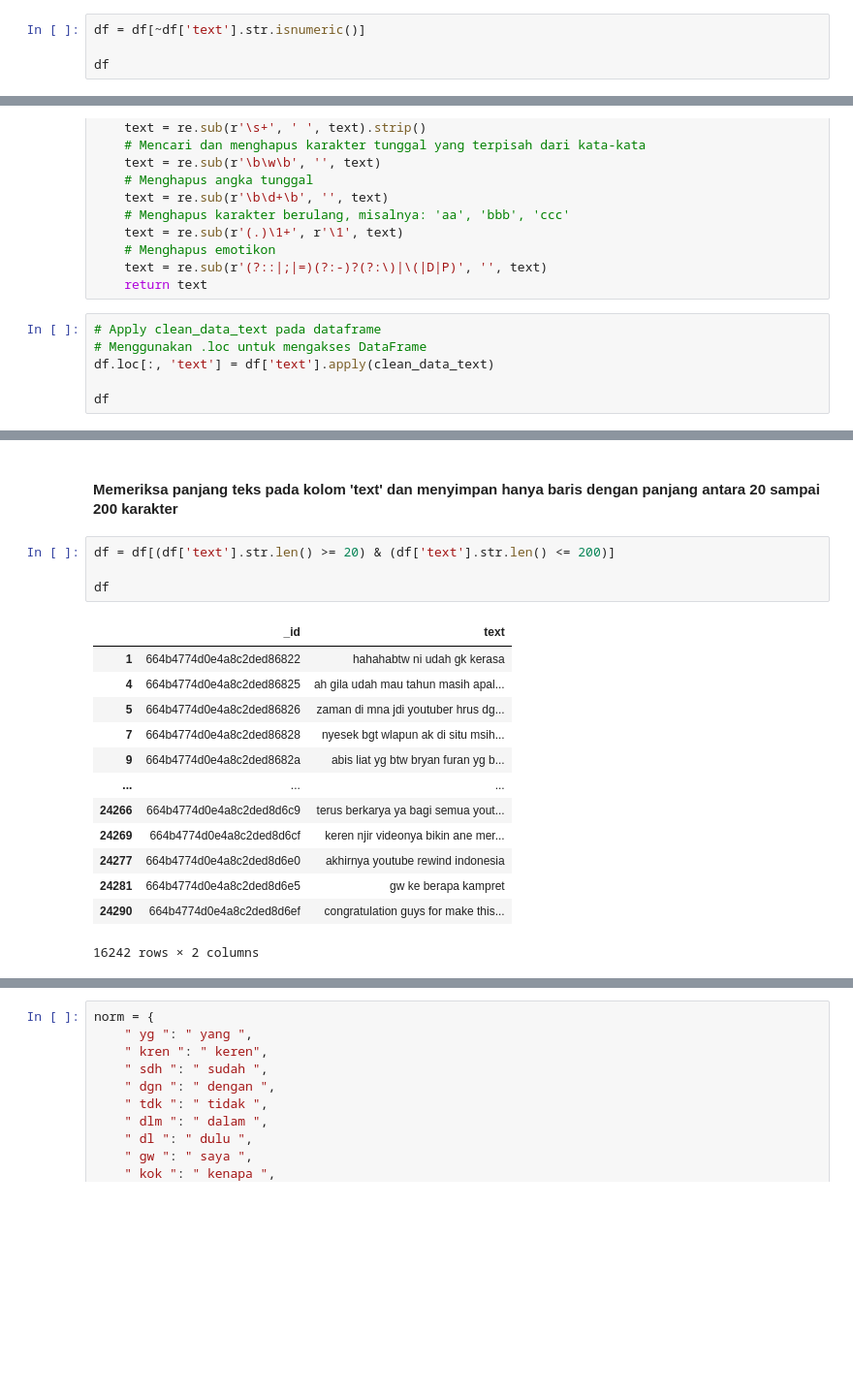
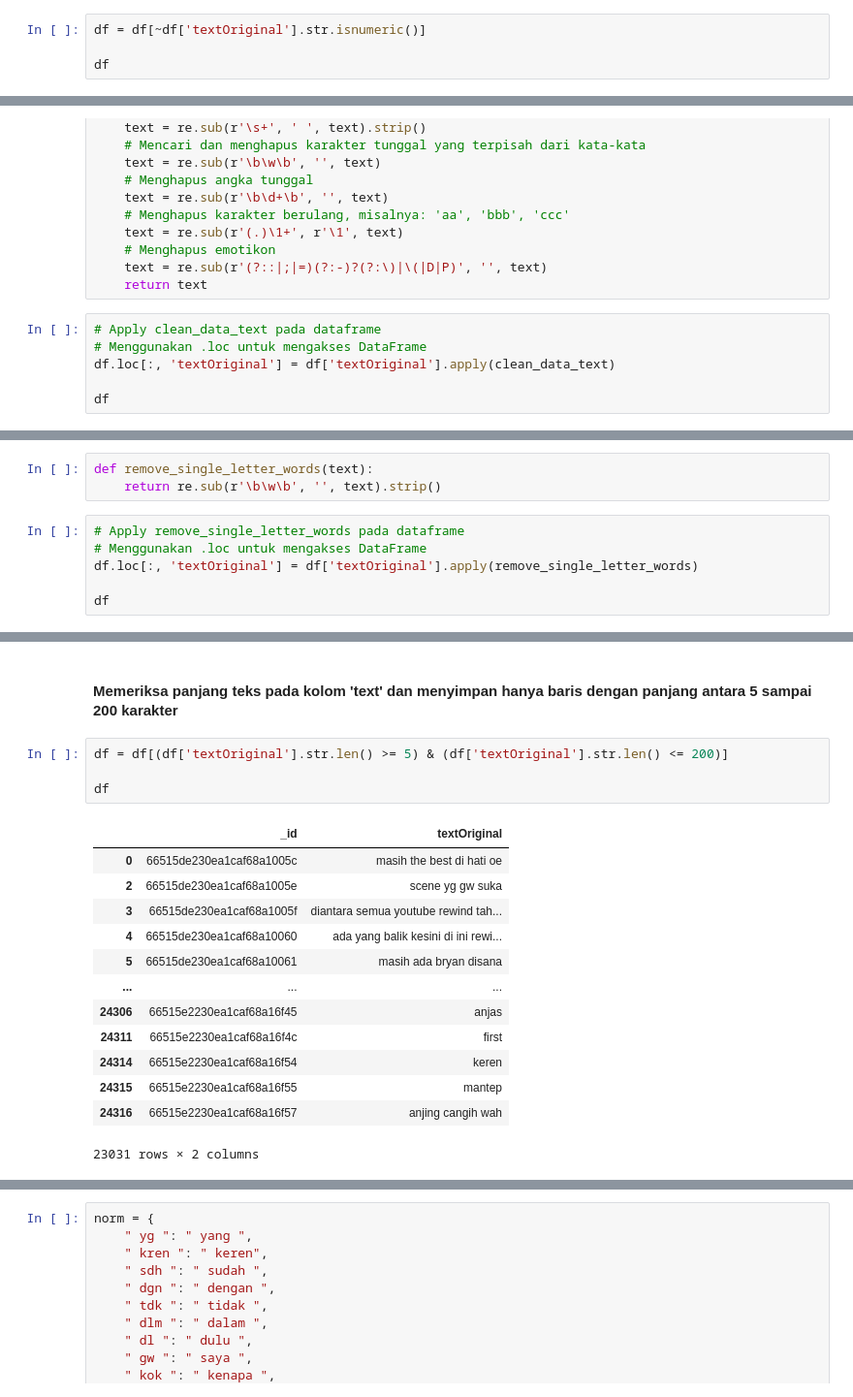
Before and after one commit to ekaputra04/youtube-rewind-indonesia-sentiment-analysis, a Jupyter notebook: preprocessing-data/rewind-2015/app.ipynb, the cells around one changed output, grey strips where cells are left out. Shown: that part at 97% size. Saved outputs shown, nothing was run; the diff lists cells and outputs as text; blank space fills up the shorter version.

```diff
--- a/preprocessing-data/rewind-2015/app.ipynb
+++ b/preprocessing-data/rewind-2015/app.ipynb
@@ -89,7 +95,7 @@ df
 # %% [markdown]
 #### Menghapus baris dengan nilai yang hanya berupa numeric pada kolom 'text'
 # %%
-df = df[~df['text'].str.isnumeric()]
+df = df[~df['textOriginal'].str.isnumeric()]
 
 df
 # %% [output]
@@ -136,7 +142,7 @@ def clean_data_text(text):
 # %%
 # Apply clean_data_text pada dataframe
 # Menggunakan .loc untuk mengakses DataFrame
-df.loc[:, 'text'] = df['text'].apply(clean_data_text)
+df.loc[:, 'textOriginal'] = df['textOriginal'].apply(clean_data_text)
 
 df
 # %% [output]
@@ -155,0 +164,9 @@ df
+# %%
+def remove_single_letter_words(text):
+    return re.sub(r'\b\w\b', '', text).strip()
+# %%
+# Apply remove_single_letter_words pada dataframe
+# Menggunakan .loc untuk mengakses DataFrame
+df.loc[:, 'textOriginal'] = df['textOriginal'].apply(remove_single_letter_words)
+
+df
@@ -156,20 +187,20 @@ df
 # %% [markdown]
-#### Memeriksa panjang teks pada kolom 'text' dan menyimpan hanya baris dengan panjang antara 20 sampai 200 karakter
+#### Memeriksa panjang teks pada kolom 'text' dan menyimpan hanya baris dengan panjang antara 5 sampai 200 karakter
 # %%
-df = df[(df['text'].str.len() >= 20) & (df['text'].str.len() <= 200)]
+df = df[(df['textOriginal'].str.len() >= 5) & (df['textOriginal'].str.len() <= 200)]
 
 df
 # %% [output]
-|  | _id | text |
-| 1 | 664b4774d0e4a8c2ded86822 | hahahabtw ni udah gk kerasa |
-| 4 | 664b4774d0e4a8c2ded86825 | ah gila udah mau tahun masih apal... |
-| 5 | 664b4774d0e4a8c2ded86826 | zaman di mna jdi youtuber hrus dg... |
-| 7 | 664b4774d0e4a8c2ded86828 | nyesek bgt wlapun ak di situ msih... |
-| 9 | 664b4774d0e4a8c2ded8682a | abis liat yg btw bryan furan yg b... |
+|  | _id | textOriginal |
+| 0 | 66515de230ea1caf68a1005c | masih the best di hati oe |
+| 2 | 66515de230ea1caf68a1005e | scene yg gw suka |
+| 3 | 66515de230ea1caf68a1005f | diantara semua youtube rewind tah... |
+| 4 | 66515de230ea1caf68a10060 | ada yang balik kesini di ini rewi... |
+| 5 | 66515de230ea1caf68a10061 | masih ada bryan disana |
 | ... | ... | ... |
-| 24266 | 664b4774d0e4a8c2ded8d6c9 | terus berkarya ya bagi semua yout... |
-| 24269 | 664b4774d0e4a8c2ded8d6cf | keren njir videonya bikin ane mer... |
-| 24277 | 664b4774d0e4a8c2ded8d6e0 | akhirnya youtube rewind indonesia |
-| 24281 | 664b4774d0e4a8c2ded8d6e5 | gw ke berapa kampret |
-| 24290 | 664b4774d0e4a8c2ded8d6ef | congratulation guys for make this... |
+| 24306 | 66515e2230ea1caf68a16f45 | anjas |
+| 24311 | 66515e2230ea1caf68a16f4c | first |
+| 24314 | 66515e2230ea1caf68a16f54 | keren |
+| 24315 | 66515e2230ea1caf68a16f55 | mantep |
+| 24316 | 66515e2230ea1caf68a16f57 | anjing cangih wah |
-16242 rows × 2 columns
+23031 rows × 2 columns
```
Also changed, not shown: parts of 27 cells of this notebook, 9 other files.
